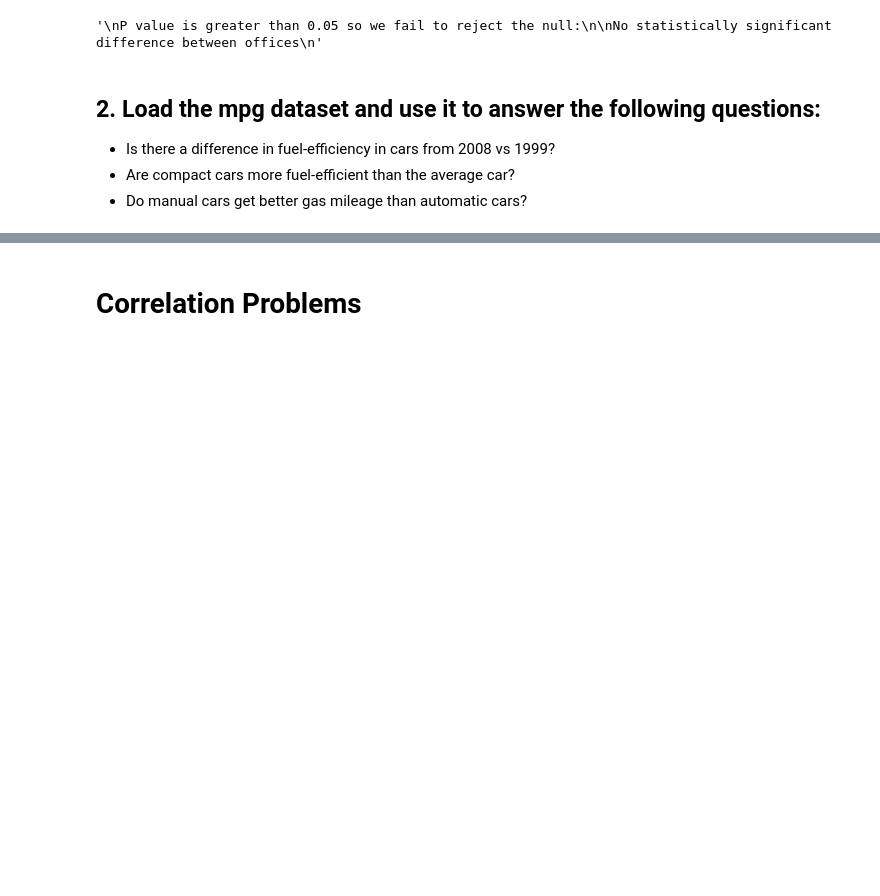
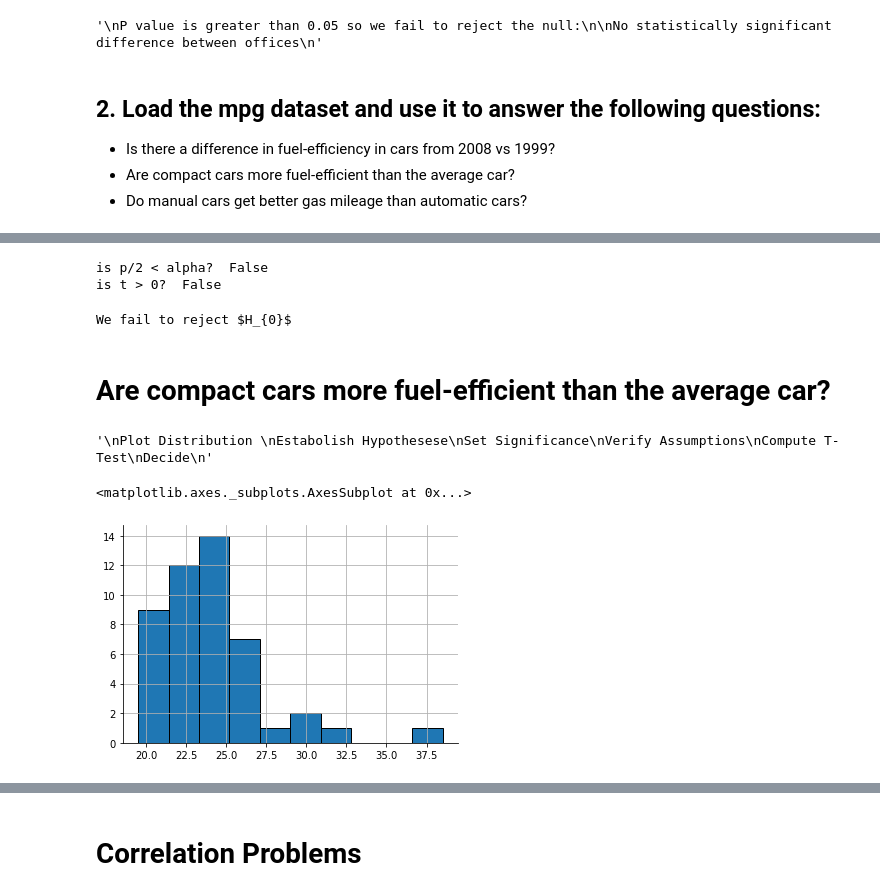
Before and after one commit to CSolitaire/statistics-exercises, a Jupyter notebook: hypothesis_testing.ipynb, the cells around one changed output, grey strips where cells are left out. Cells and saved outputs as stored; diff of their text form; code cells hidden in the pictures; blank space fills up the shorter version.

```diff
--- a/hypothesis_testing.ipynb
+++ b/hypothesis_testing.ipynb
@@ -361,0 +395,43 @@ No statistically significant difference between fuel economy
+# %%
+print("is p/2 < alpha? ", p/2 < alpha)
+print("is t > 0? ", t > 0)
+# %% [output]
+is p/2 < alpha?  False
+is t > 0?  False
+# %%
+if p/2 > alpha:
+    print("We fail to reject $H_{0}$")
+elif t < 0:
+    print("We fail to reject $H_{0}$")
+else:
+    print("We reject $H_{0}$")
+# %% [output]
+We fail to reject $H_{0}$
+# %% [markdown]
+# Are compact cars more fuel-efficient than the average car?
+# %%
+# Filtering for compact and average
+
+bool_series_1 = mpg['class'] == 'compact'
+compact = mpg[bool_series_1]
+
+bool_series_2 = mpg['class'] != 'compact'
+not_compact = mpg[bool_series_2]
+# %%
+#Order of Opperations
+'''
+Plot Distribution
+Estabolish Hypothesese
+Set alpha
+Verify Assumptions
+Compute T-Test
+Decide
+'''
+# %% [output]
+'\nPlot Distribution \nEstabolish Hypothesese\nSet Significance\nVerify Assumptions\nCompute T-Test\nDecide\n'
+# %%
+#plot distributions
+compact['average_mileage'].hist()
+# %% [output]
+<matplotlib.axes._subplots.AxesSubplot at 0x...>
+[figure, added]
```
Also changed, not shown: parts of 31 cells of this notebook.
